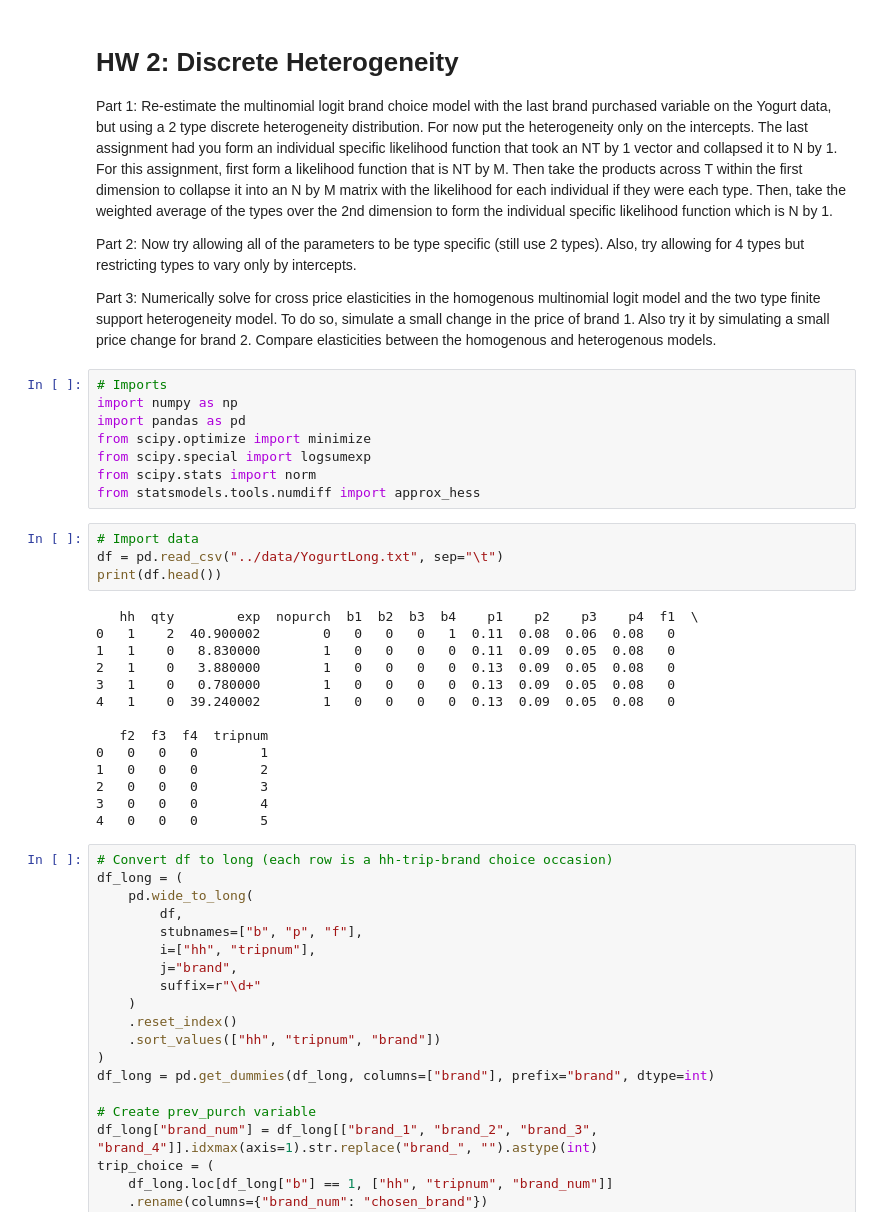
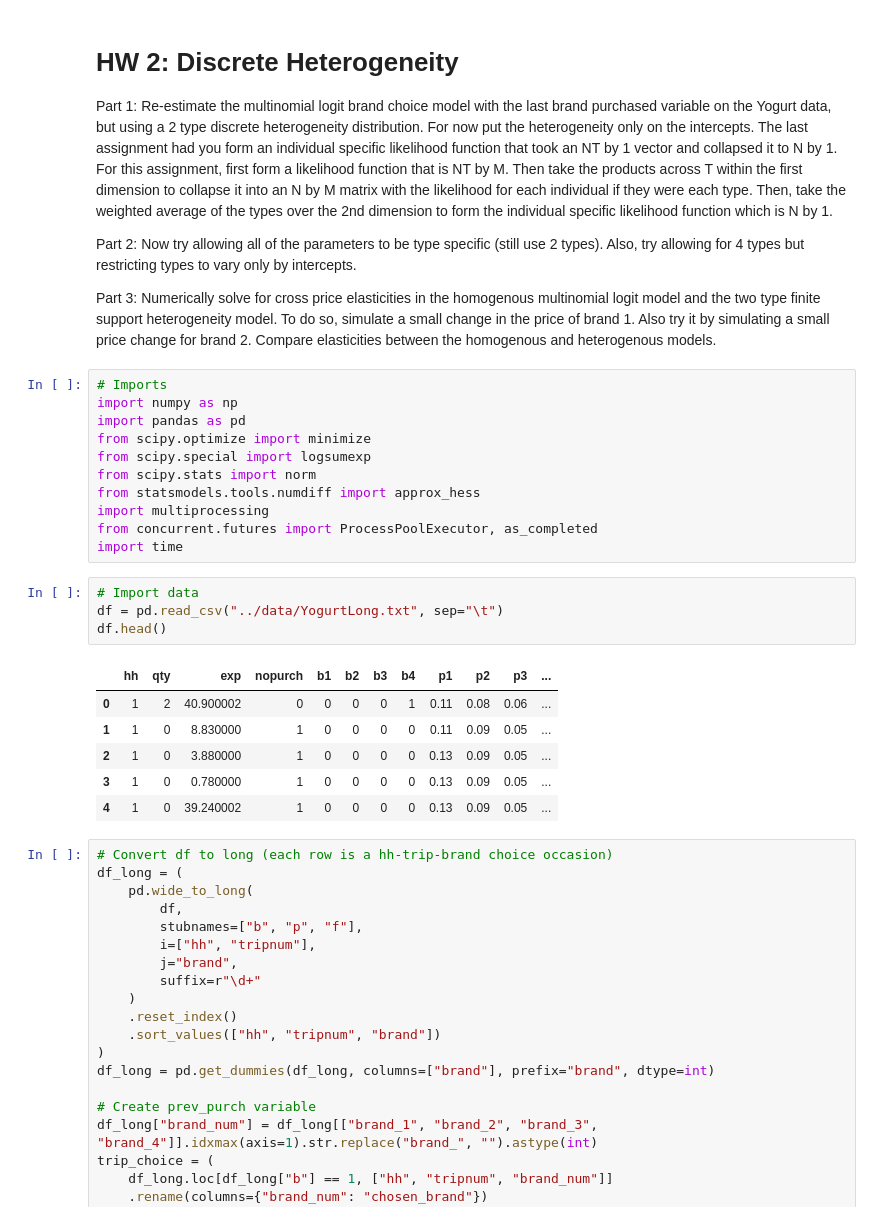
Before and after one commit to thom-li/gsbgen641code, a Jupyter notebook: notebooks/2-discrete-heterogeneity.ipynb, the cells around one changed output. Drawn from its saved outputs; the diff is of its cells as text.

Commit message:
Implement parallel processing

```diff
--- a/notebooks/2-discrete-heterogeneity.ipynb
+++ b/notebooks/2-discrete-heterogeneity.ipynb
@@ -14,24 +14,20 @@ from scipy.optimize import minimize
 from scipy.special import logsumexp
 from scipy.stats import norm
 from statsmodels.tools.numdiff import approx_hess
+import multiprocessing
+from concurrent.futures import ProcessPoolExecutor, as_completed
+import time
 # %%
 # Import data
 df = pd.read_csv("../data/YogurtLong.txt", sep="\t")
-print(df.head())
+df.head()
 # %% [output]
-   hh  qty        exp  nopurch  b1  b2  b3  b4    p1    p2    p3    p4  f1  \
-0   1    2  40.900002        0   0   0   0   1  0.11  0.08  0.06  0.08   0
-1   1    0   8.830000        1   0   0   0   0  0.11  0.09  0.05  0.08   0
-2   1    0   3.880000        1   0   0   0   0  0.13  0.09  0.05  0.08   0
-3   1    0   0.780000        1   0   0   0   0  0.13  0.09  0.05  0.08   0
-4   1    0  39.240002        1   0   0   0   0  0.13  0.09  0.05  0.08   0
-
-   f2  f3  f4  tripnum
-0   0   0   0        1
-1   0   0   0        2
-2   0   0   0        3
-3   0   0   0        4
-4   0   0   0        5
+|  | hh | qty | exp | nopurch | b1 | b2 | b3 | b4 | p1 | p2 | p3 | ... |
+| 0 | 1 | 2 | 40.900002 | 0 | 0 | 0 | 0 | 1 | 0.11 | 0.08 | 0.06 | ... |
+| 1 | 1 | 0 | 8.830000 | 1 | 0 | 0 | 0 | 0 | 0.11 | 0.09 | 0.05 | ... |
+| 2 | 1 | 0 | 3.880000 | 1 | 0 | 0 | 0 | 0 | 0.13 | 0.09 | 0.05 | ... |
+| 3 | 1 | 0 | 0.780000 | 1 | 0 | 0 | 0 | 0 | 0.13 | 0.09 | 0.05 | ... |
+| 4 | 1 | 0 | 39.240002 | 1 | 0 | 0 | 0 | 0 | 0.13 | 0.09 | 0.05 | ... |
 # %%
 # Convert df to long (each row is a hh-trip-brand choice occasion)
 df_long = (
```
Also changed, not shown: parts of 9 cells of this notebook.
